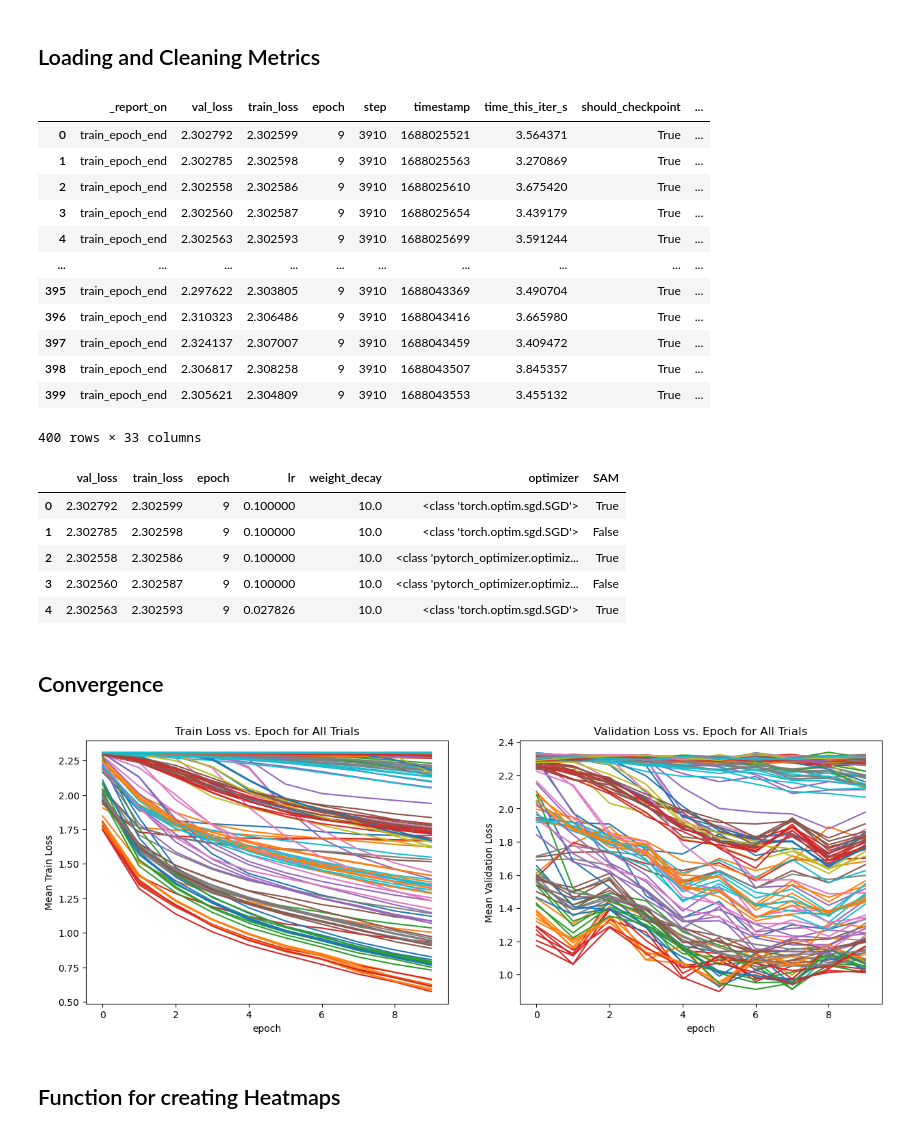
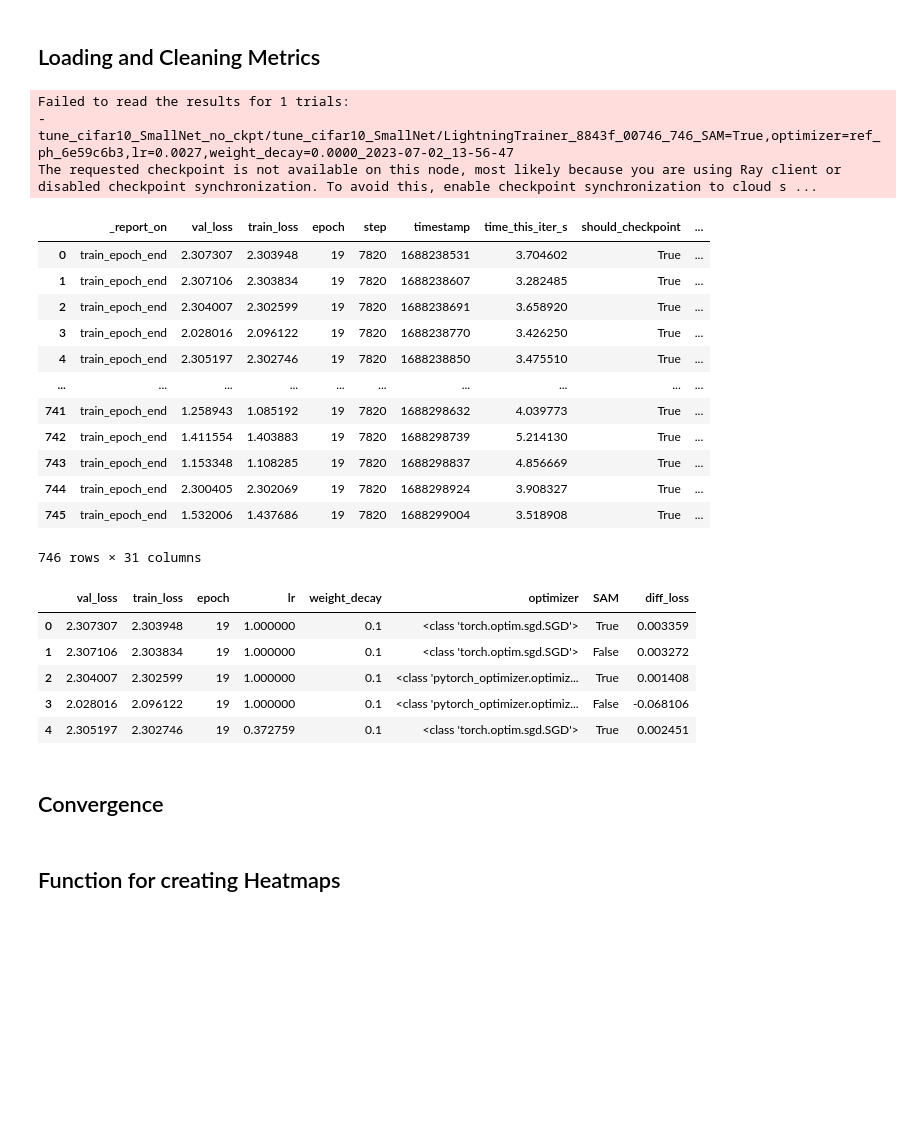
Before and after one commit to RaphaelMaser/OPT4ML-project, a Jupyter notebook: analysis.ipynb, the cells around one changed output. Cells and saved outputs as stored; diff of their text form; code cells hidden in the pictures; blank space fills up the shorter version.

```diff
--- a/analysis.ipynb
+++ b/analysis.ipynb
@@ -16,35 +16,40 @@ from matplotlib.ticker import ScalarFormatter
 # %% [markdown]
 ## Loading and Cleaning Metrics
 # %%
-result_grid = tune.Tuner.restore("tune_cifar10_SmallNet_divya", trainable=LightningTrainer).get_results()
+result_grid = tune.Tuner.restore("tune_cifar10_SmallNet_no_ckpt/tune_cifar10_SmallNet", trainable=LightningTrainer).get_results()
 metrics_df = result_grid.get_dataframe()
 #metrics_df = pd.concat([pd.concat([result, result.metrics_dataframe], axis=1) for result in analysis], ignore_index=True)
 display(metrics_df)
 # %% [output]
+Failed to read the results for 1 trials:
+- tune_cifar10_SmallNet_no_ckpt/tune_cifar10_SmallNet/LightningTrainer_8843f_00746_746_SAM=True,optimizer=ref_ph_6e59c6b3,lr=0.0027,weight_decay=0.0000_2023-07-02_13-56-47
+The requested checkpoint is not available on this node, most likely because you are using Ray client or disabled checkpoint synchronization. To avoid this, enable checkpoint synchronization to cloud s ...
 |  | _report_on | val_loss | train_loss | epoch | step | timestamp | time_this_iter_s | should_checkpoint | ... |
-| 0 | train_epoch_end | 2.302792 | 2.302599 | 9 | 3910 | 1688025521 | 3.564371 | True | ... |
-| 1 | train_epoch_end | 2.302785 | 2.302598 | 9 | 3910 | 1688025563 | 3.270869 | True | ... |
-| 2 | train_epoch_end | 2.302558 | 2.302586 | 9 | 3910 | 1688025610 | 3.675420 | True | ... |
-| 3 | train_epoch_end | 2.302560 | 2.302587 | 9 | 3910 | 1688025654 | 3.439179 | True | ... |
-| 4 | train_epoch_end | 2.302563 | 2.302593 | 9 | 3910 | 1688025699 | 3.591244 | True | ... |
+| 0 | train_epoch_end | 2.307307 | 2.303948 | 19 | 7820 | 1688238531 | 3.704602 | True | ... |
+| 1 | train_epoch_end | 2.307106 | 2.303834 | 19 | 7820 | 1688238607 | 3.282485 | True | ... |
+| 2 | train_epoch_end | 2.304007 | 2.302599 | 19 | 7820 | 1688238691 | 3.658920 | True | ... |
+| 3 | train_epoch_end | 2.028016 | 2.096122 | 19 | 7820 | 1688238770 | 3.426250 | True | ... |
+| 4 | train_epoch_end | 2.305197 | 2.302746 | 19 | 7820 | 1688238850 | 3.475510 | True | ... |
 | ... | ... | ... | ... | ... | ... | ... | ... | ... | ... |
-| 395 | train_epoch_end | 2.297622 | 2.303805 | 9 | 3910 | 1688043369 | 3.490704 | True | ... |
-| 396 | train_epoch_end | 2.310323 | 2.306486 | 9 | 3910 | 1688043416 | 3.665980 | True | ... |
-| 397 | train_epoch_end | 2.324137 | 2.307007 | 9 | 3910 | 1688043459 | 3.409472 | True | ... |
-| 398 | train_epoch_end | 2.306817 | 2.308258 | 9 | 3910 | 1688043507 | 3.845357 | True | ... |
-| 399 | train_epoch_end | 2.305621 | 2.304809 | 9 | 3910 | 1688043553 | 3.455132 | True | ... |
+| 741 | train_epoch_end | 1.258943 | 1.085192 | 19 | 7820 | 1688298632 | 4.039773 | True | ... |
+| 742 | train_epoch_end | 1.411554 | 1.403883 | 19 | 7820 | 1688298739 | 5.214130 | True | ... |
+| 743 | train_epoch_end | 1.153348 | 1.108285 | 19 | 7820 | 1688298837 | 4.856669 | True | ... |
+| 744 | train_epoch_end | 2.300405 | 2.302069 | 19 | 7820 | 1688298924 | 3.908327 | True | ... |
+| 745 | train_epoch_end | 1.532006 | 1.437686 | 19 | 7820 | 1688299004 | 3.518908 | True | ... |
-400 rows × 33 columns
+746 rows × 31 columns
 # %%
 metrics_df_cleaned= metrics_df.rename(columns={"config/lightning_config/_module_init_config/config/SAM":"SAM", "config/lightning_config/_module_init_config/config/optimizer":"optimizer", "config/lightning_config/_module_init_config/config/parameters/lr":"lr","config/lightning_config/_module_init_config/config/parameters/weight_decay":"weight_decay" })
 metrics_df_cleaned = metrics_df_cleaned[["val_loss", "train_loss", "epoch", "lr", "weight_decay", "optimizer", "SAM"]]
+diff_loss = pd.DataFrame(metrics_df_cleaned["val_loss"].subtract(metrics_df_cleaned["train_loss"]), columns=["diff_loss"])
+metrics_df_cleaned = pd.concat([metrics_df_cleaned, diff_loss], axis=1)
 display(metrics_df_cleaned.head())
 # %% [output]
-|  | val_loss | train_loss | epoch | lr | weight_decay | optimizer | SAM |
-| 0 | 2.302792 | 2.302599 | 9 | 0.100000 | 10.0 | <class 'torch.optim.sgd.SGD'> | True |
-| 1 | 2.302785 | 2.302598 | 9 | 0.100000 | 10.0 | <class 'torch.optim.sgd.SGD'> | False |
-| 2 | 2.302558 | 2.302586 | 9 | 0.100000 | 10.0 | <class 'pytorch_optimizer.optimiz... | True |
-| 3 | 2.302560 | 2.302587 | 9 | 0.100000 | 10.0 | <class 'pytorch_optimizer.optimiz... | False |
-| 4 | 2.302563 | 2.302593 | 9 | 0.027826 | 10.0 | <class 'torch.optim.sgd.SGD'> | True |
+|  | val_loss | train_loss | epoch | lr | weight_decay | optimizer | SAM | diff_loss |
+| 0 | 2.307307 | 2.303948 | 19 | 1.000000 | 0.1 | <class 'torch.optim.sgd.SGD'> | True | 0.003359 |
+| 1 | 2.307106 | 2.303834 | 19 | 1.000000 | 0.1 | <class 'torch.optim.sgd.SGD'> | False | 0.003272 |
+| 2 | 2.304007 | 2.302599 | 19 | 1.000000 | 0.1 | <class 'pytorch_optimizer.optimiz... | True | 0.001408 |
+| 3 | 2.028016 | 2.096122 | 19 | 1.000000 | 0.1 | <class 'pytorch_optimizer.optimiz... | False | -0.068106 |
+| 4 | 2.305197 | 2.302746 | 19 | 0.372759 | 0.1 | <class 'torch.optim.sgd.SGD'> | True | 0.002451 |
 # %% [markdown]
 ## Convergence
 # %%
@@ -59,9 +64,7 @@ def plot_all(result_grid):
     ax[1].set_title("Validation Loss vs. Epoch for All Trials")
     ax[0].set_ylabel("Mean Train Loss")
     ax[1].set_ylabel("Mean Validation Loss")
-plot_all(result_grid)
+#plot_all(result_grid)
-# %% [output]
-[figure, removed]
 # %% [markdown]
 ## Function for creating Heatmaps
 # %%
```
Also changed, not shown: parts of 13 cells of this notebook.
